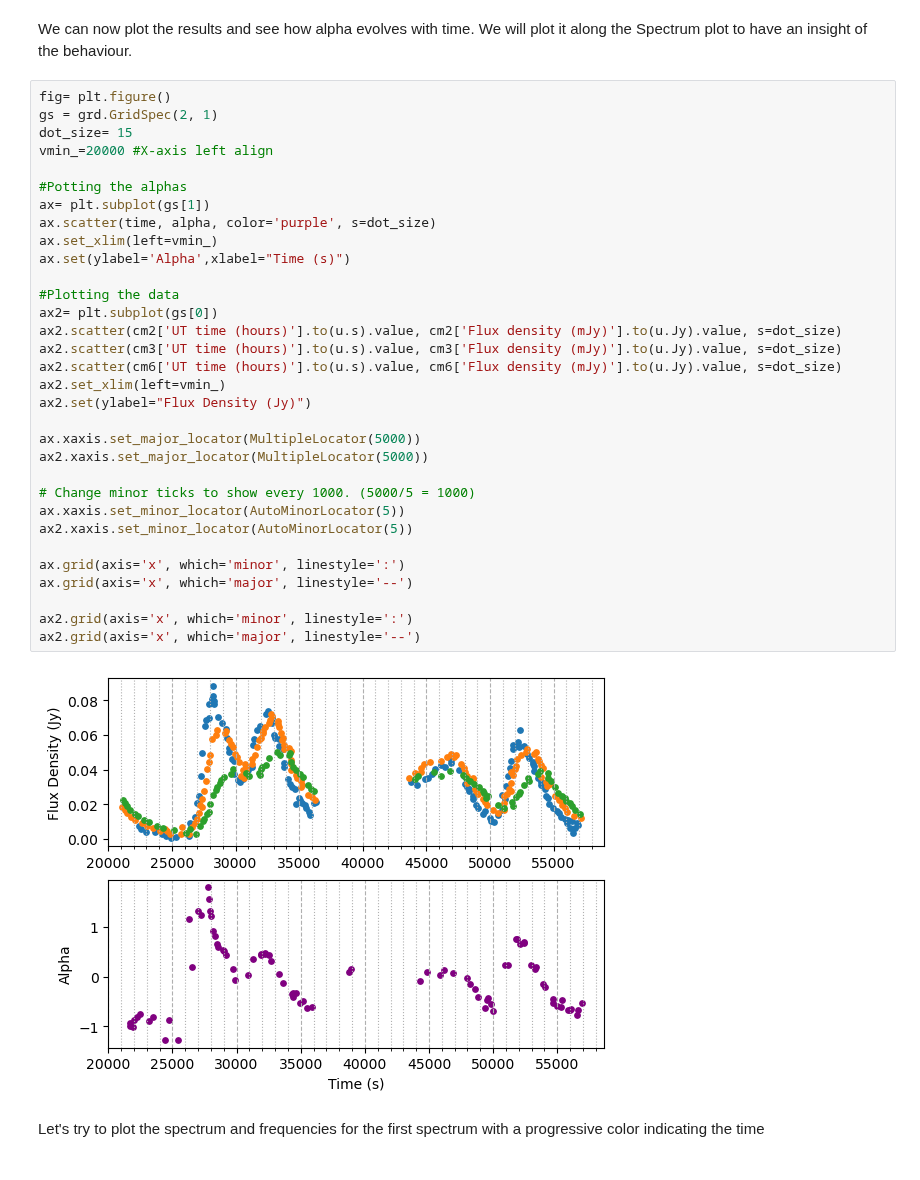
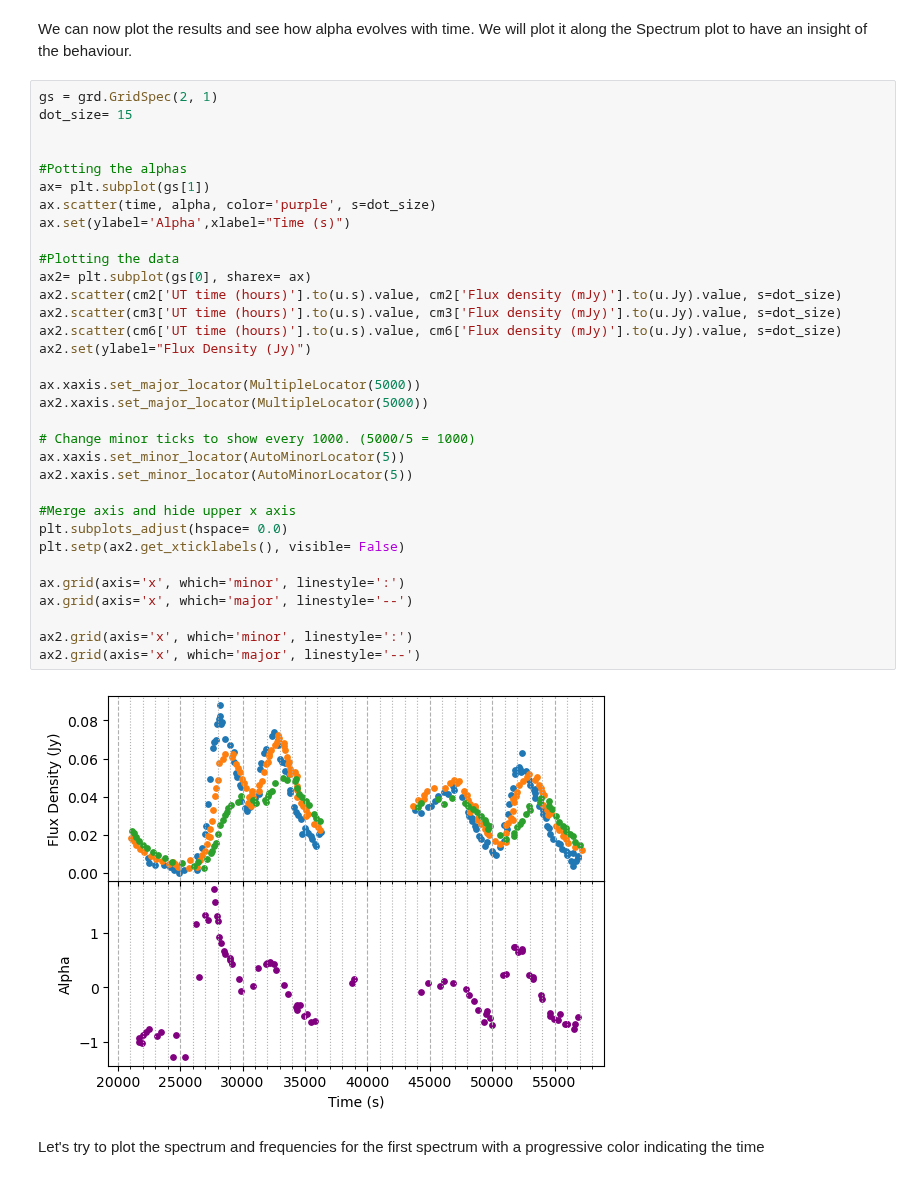
Before and after one commit to Camachoadri/JAEICU2024, a Jupyter notebook: Blob emission in GRS 1915+105/Blob emission in GRS 1915+105-07-03-24.ipynb, the cells around one changed output. Saved outputs shown, nothing was run; the diff lists cells and outputs as text.

```diff
--- a/Blob emission in GRS 1915+105/Blob emission in GRS 1915+105-07-03-24.ipynb
+++ b/Blob emission in GRS 1915+105/Blob emission in GRS 1915+105-07-03-24.ipynb
@@ -810,39 +810,40 @@ alpha.pop()
 # %% [markdown]
 We can now plot the results and see how alpha evolves with time. We will plot it along the Spectrum plot to have an insight of the behaviour.
 # %%
-fig= plt.figure()
 gs = grd.GridSpec(2, 1)
 dot_size= 15
-vmin_=20000 #X-axis left align
+
 
 #Potting the alphas
 ax= plt.subplot(gs[1])
 ax.scatter(time, alpha, color='purple', s=dot_size)
-ax.set_xlim(left=vmin_)
 ax.set(ylabel='Alpha',xlabel="Time (s)")
 
 #Plotting the data
-ax2= plt.subplot(gs[0])
+ax2= plt.subplot(gs[0], sharex= ax)
 ax2.scatter(cm2['UT time (hours)'].to(u.s).value, cm2['Flux density (mJy)'].to(u.Jy).value, s=dot_size)
 ax2.scatter(cm3['UT time (hours)'].to(u.s).value, cm3['Flux density (mJy)'].to(u.Jy).value, s=dot_size)
 ax2.scatter(cm6['UT time (hours)'].to(u.s).value, cm6['Flux density (mJy)'].to(u.Jy).value, s=dot_size)
-ax2.set_xlim(left=vmin_)
 ax2.set(ylabel="Flux Density (Jy)")
 
 ax.xaxis.set_major_locator(MultipleLocator(5000))
 ax2.xaxis.set_major_locator(MultipleLocator(5000))
 
 # Change minor ticks to show every 1000. (5000/5 = 1000)
 ax.xaxis.set_minor_locator(AutoMinorLocator(5))
 ax2.xaxis.set_minor_locator(AutoMinorLocator(5))
 
+#Merge axis and hide upper x axis
+plt.subplots_adjust(hspace= 0.0)
+plt.setp(ax2.get_xticklabels(), visible= False)
+
 ax.grid(axis='x', which='minor', linestyle=':')
 ax.grid(axis='x', which='major', linestyle='--')
 
 ax2.grid(axis='x', which='minor', linestyle=':')
 ax2.grid(axis='x', which='major', linestyle='--')
 # %% [output]
-[figure, old version]
+[figure, new version]
 # %% [markdown]
 Let's try to plot the spectrum and frequencies for the first spectrum with a progressive color indicating the time
 # %%
```
Also changed, not shown: parts of 4 cells of this notebook.
